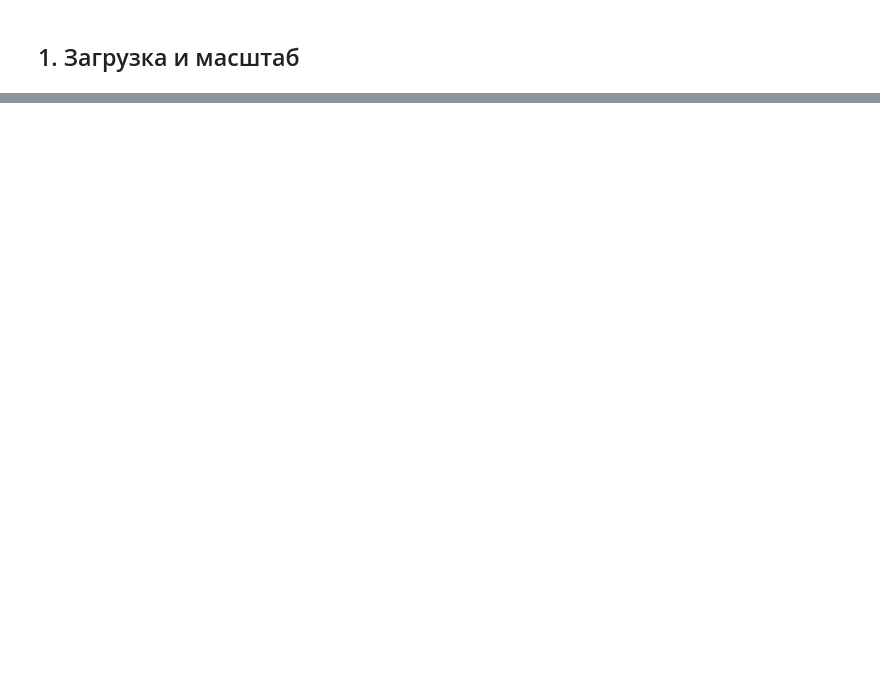
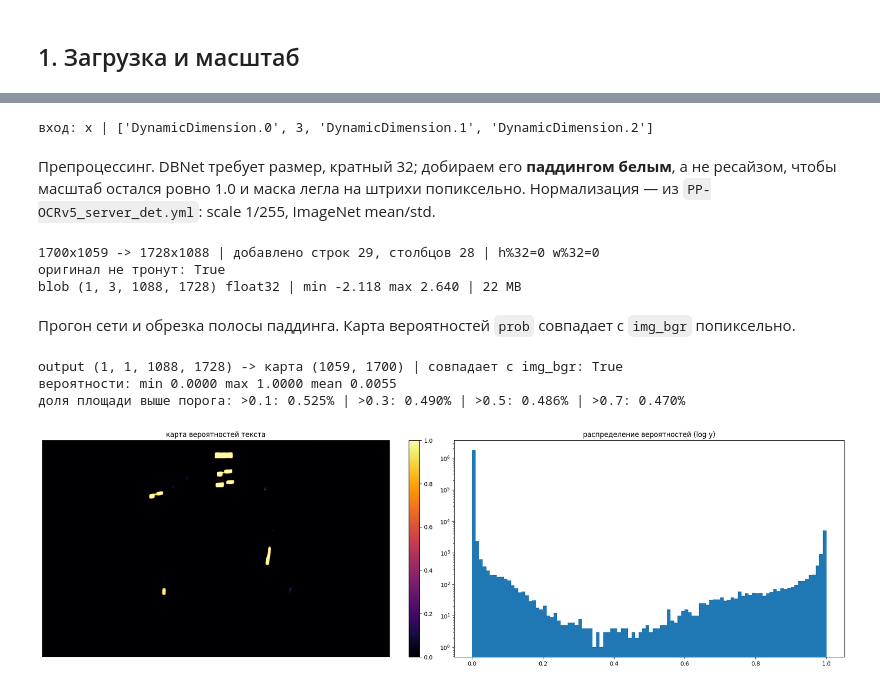
Before and after one commit to SergeyKrasnoslobodtsev/draftslice, a Jupyter notebook: notebooks/classification_comp.ipynb, the cells around one changed output, grey strips where cells are left out. Saved outputs shown, nothing was run; the diff lists cells and outputs as text; code cells hidden in the pictures; blank space fills up the shorter version.

```diff
--- a/notebooks/classification_comp.ipynb
+++ b/notebooks/classification_comp.ipynb
@@ -609,0 +44,7 @@ plt.show()
+# %%
+folder = Path("D:/datasets/Сравнение чертежей/Эскизы датасет")
+files = sorted(folder.glob("*.jpg"))
+
+print(f"файлов: {len(files)}")
+for i, f in enumerate(files):
+    print(f"[{i}] {f.stem}")
@@ -609,0 +114,73 @@ plt.show()
+# %%
+import onnxruntime as ort
+
+det_session = ort.InferenceSession("./models/PP-OCRv5_server_det_infer.onnx")
+input_name = det_session.get_inputs()[0].name
+print(f"вход: {input_name} | {det_session.get_inputs()[0].shape}")
+# %% [output]
+вход: x | ['DynamicDimension.0', 3, 'DynamicDimension.1', 'DynamicDimension.2']
+# %% [markdown]
+Препроцессинг. DBNet требует размер, кратный 32; добираем его **паддингом белым**, а не ресайзом,
+чтобы масштаб остался ровно 1.0 и маска легла на штрихи попиксельно. Нормализация — из
+`PP-OCRv5_server_det.yml`: scale 1/255, ImageNet mean/std.
+# %%
+img_bgr, scale = ui_load.result
+
+STRIDE = 32  # требование сети, не параметр
+PAD_VALUE = 255  # белый = фон чертежа
+
+
+def pad_to_stride(img, stride=STRIDE, value=PAD_VALUE):
+    h, w = img.shape[:2]
+    ph, pw = (-h) % stride, (-w) % stride
+    if ph == 0 and pw == 0:
+        return img, 0, 0
+    return cv2.copyMakeBorder(img, 0, ph, 0, pw, cv2.BORDER_CONSTANT, value=(value,) * 3), ph, pw
+
+
+def to_blob(img):
+    rgb = cv2.cvtColor(img, cv2.COLOR_BGR2RGB).astype(np.float32) / 255.0
+    mean = np.array([0.485, 0.456, 0.406], dtype=np.float32)
+    std = np.array([0.229, 0.224, 0.225], dtype=np.float32)
+    return ((rgb - mean) / std).transpose(2, 0, 1)[np.newaxis, ...]
+
+
+img_det, pad_h, pad_w = pad_to_stride(img_bgr)
+blob = to_blob(img_det)
+
+h, w = img_bgr.shape[:2]
+dh, dw = img_det.shape[:2]
+print(f"{w}x{h} -> {dw}x{dh} | добавлено строк {pad_h}, столбцов {pad_w} | h%32={dh % 32} w%32={dw % 32}")
+print(f"оригинал не тронут: {np.array_equal(img_det[:h, :w], img_bgr)}")
+print(f"blob {blob.shape} {blob.dtype} | min {blob.min():.3f} max {blob.max():.3f} | {blob.nbytes / 1024**2:.0f} MB")
+# %% [output]
+1700x1059 -> 1728x1088 | добавлено строк 29, столбцов 28 | h%32=0 w%32=0
+оригинал не тронут: True
+blob (1, 3, 1088, 1728) float32 | min -2.118 max 2.640 | 22 MB
+# %% [markdown]
+Прогон сети и обрезка полосы паддинга. Карта вероятностей `prob` совпадает с `img_bgr` попиксельно.
+# %%
+output = det_session.run(None, {input_name: blob})[0]
+prob_full = output[0, 0]
+assert prob_full.shape == img_det.shape[:2], f"выход {prob_full.shape} не совпал со входом {img_det.shape[:2]}"
+
+prob = prob_full[:h, :w]
+
+print(f"output {output.shape} -> карта {prob.shape} | совпадает с img_bgr: {prob.shape == (h, w)}")
+print(f"вероятности: min {prob.min():.4f} max {prob.max():.4f} mean {prob.mean():.4f}")
+print("доля площади выше порога: " + " | ".join(f">{t}: {(prob > t).mean() * 100:.3f}%" for t in (0.1, 0.3, 0.5, 0.7)))
+
+fig, ax = plt.subplots(1, 2, figsize=(20, 6))
+im = ax[0].imshow(prob, cmap="inferno", vmin=0, vmax=1)
+ax[0].set_title("карта вероятностей текста")
+ax[0].axis("off")
+plt.colorbar(im, ax=ax[0], fraction=0.03)
+ax[1].hist(prob.ravel(), bins=100, log=True)
+ax[1].set_title("распределение вероятностей (log y)")
+plt.tight_layout()
+plt.show()
+# %% [output]
+output (1, 1, 1088, 1728) -> карта (1059, 1700) | совпадает с img_bgr: True
+вероятности: min 0.0000 max 1.0000 mean 0.0055
+доля площади выше порога: >0.1: 0.525% | >0.3: 0.490% | >0.5: 0.486% | >0.7: 0.470%
+[figure, added]
```
Also changed, not shown: parts of 59 cells of this notebook, 4 other files.
